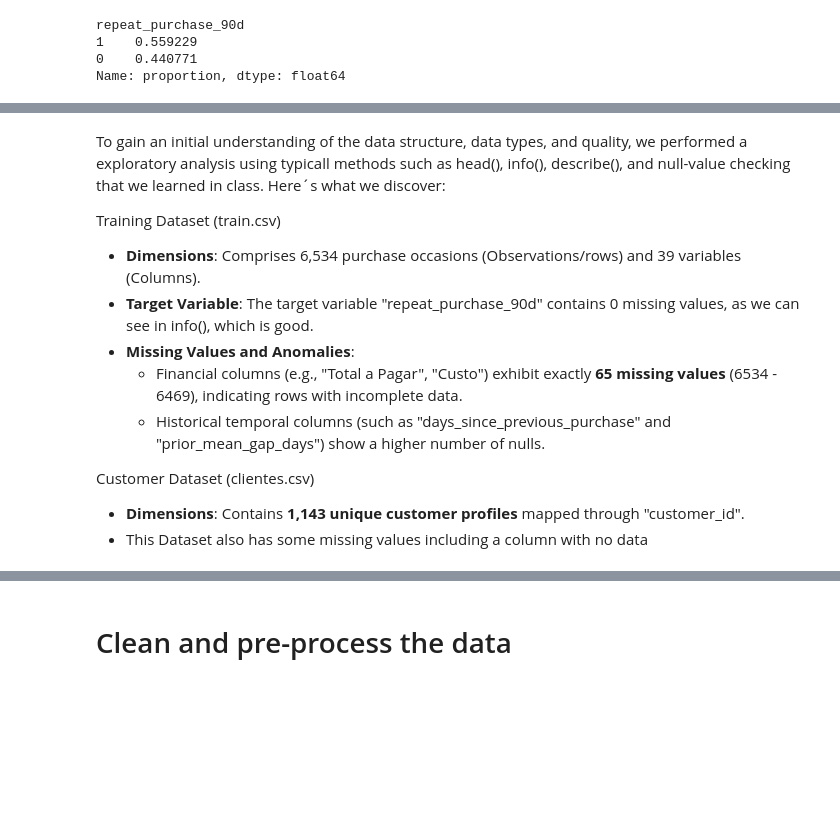
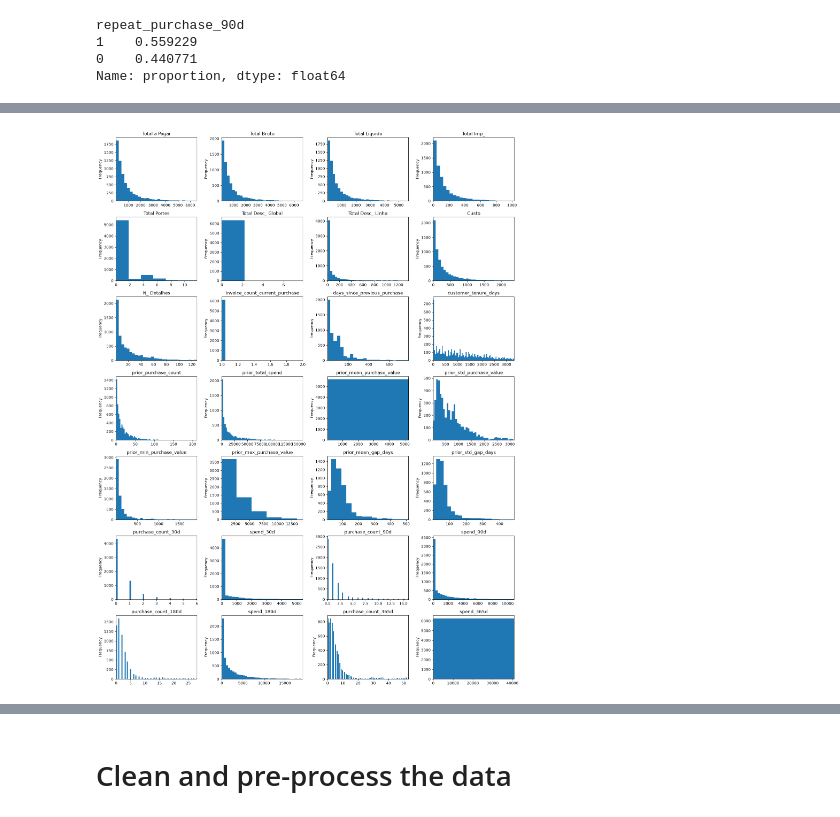
Before and after one commit to MiguelSantos00/Predicting-Repeat-Purchases-ML, a Jupyter notebook: notebooks/Homework_Group06.ipynb, the cells around one changed output, grey strips where cells are left out. Cells and saved outputs as stored; diff of their text form; code cells hidden in the pictures; blank space fills up the shorter version.

```diff
--- a/notebooks/Homework_Group06.ipynb
+++ b/notebooks/Homework_Group06.ipynb
@@ -326,19 +398,37 @@ Name: proportion, dtype: float64
+# %%
+#ignoring outliars
+
+n_cols = 4
+n_rows = (len(float_features) + n_cols - 1) // n_cols
+
+fig, axes = plt.subplots(
+    n_rows,
+    n_cols,
+    figsize=(16, n_rows * 3)
+)
+
+axes = axes.flatten()
+
+for i, col in enumerate(float_features):
+    data = raw_data[col].dropna()
+
+    lower = data.quantile(0.01)
+    upper = data.quantile(0.99)
+
+    axes[i].hist(data, bins=100)
+    axes[i].set_xlim(lower, upper)
+
+    axes[i].set_title(col)
+    axes[i].set_xlabel("")
+    axes[i].set_ylabel("Frequency")
+
+for i in range(len(float_features), len(axes)):
+    axes[i].set_visible(False)
+
+plt.tight_layout()
+plt.show()
+# %% [output]
+[figure, added]
 # %%
 pd.reset_option("display.max_rows")
 pd.reset_option("display.max_columns")
-# %% [markdown]
-
-To gain an initial understanding of the data structure, data types, and quality, we performed a exploratory analysis using typicall methods such as head(), info(), describe(), and null-value checking that we learned in class. Here´s what we discover:
-
-Training Dataset (train.csv)
-
-- **Dimensions**: Comprises 6,534 purchase occasions (Observations/rows) and 39 variables (Columns).
-- **Target Variable**: The target variable "repeat_purchase_90d" contains 0 missing values, as we can see in info(), which is good.
-- **Missing Values and Anomalies**:
-  - Financial columns (e.g., "Total a Pagar", "Custo") exhibit exactly **65 missing values** (6534 - 6469), indicating rows with incomplete data.
-  - Historical temporal columns (such as "days_since_previous_purchase" and "prior_mean_gap_days") show a higher number of nulls.
-
-Customer Dataset (clientes.csv)
-
-- **Dimensions**: Contains **1,143 unique customer profiles** mapped through "customer_id".
-- This Dataset also has some missing values including a column with no data
```
Also changed, not shown: parts of 14 cells of this notebook, 1 other file.
